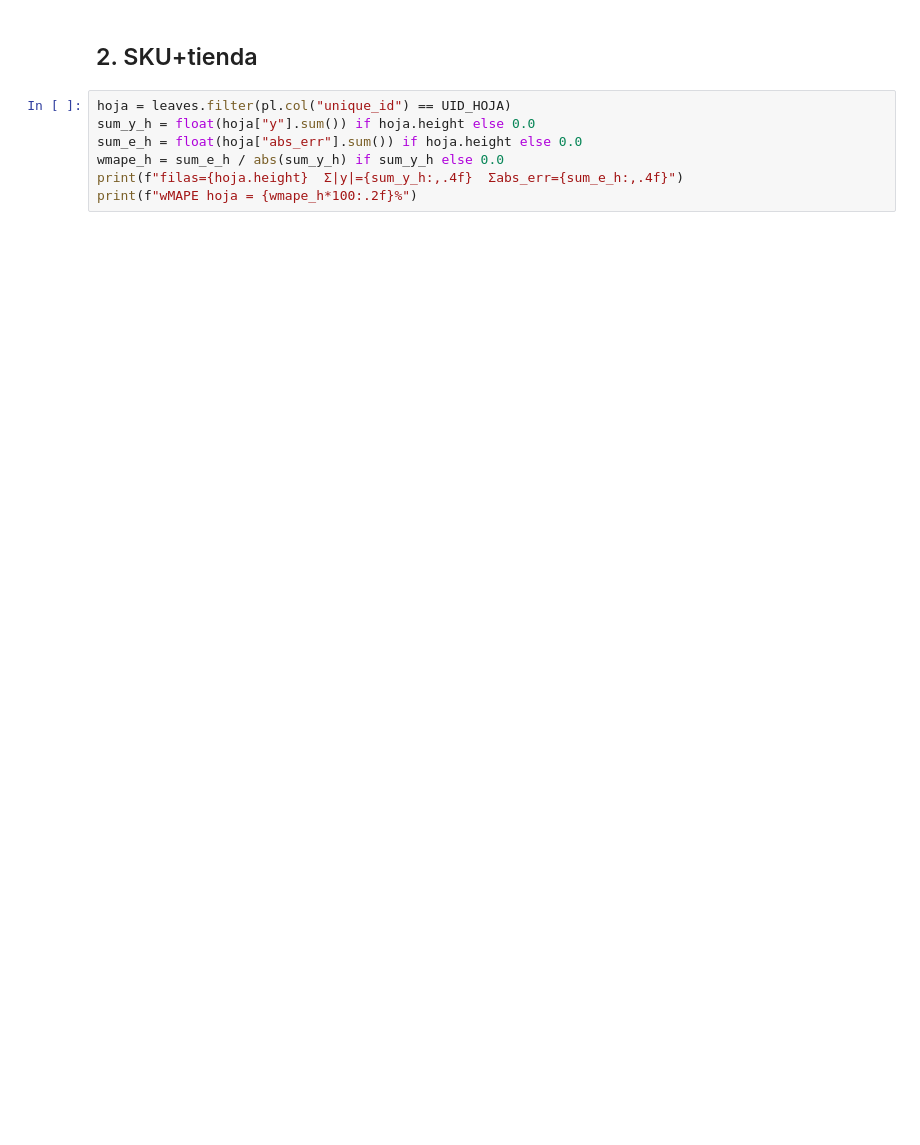
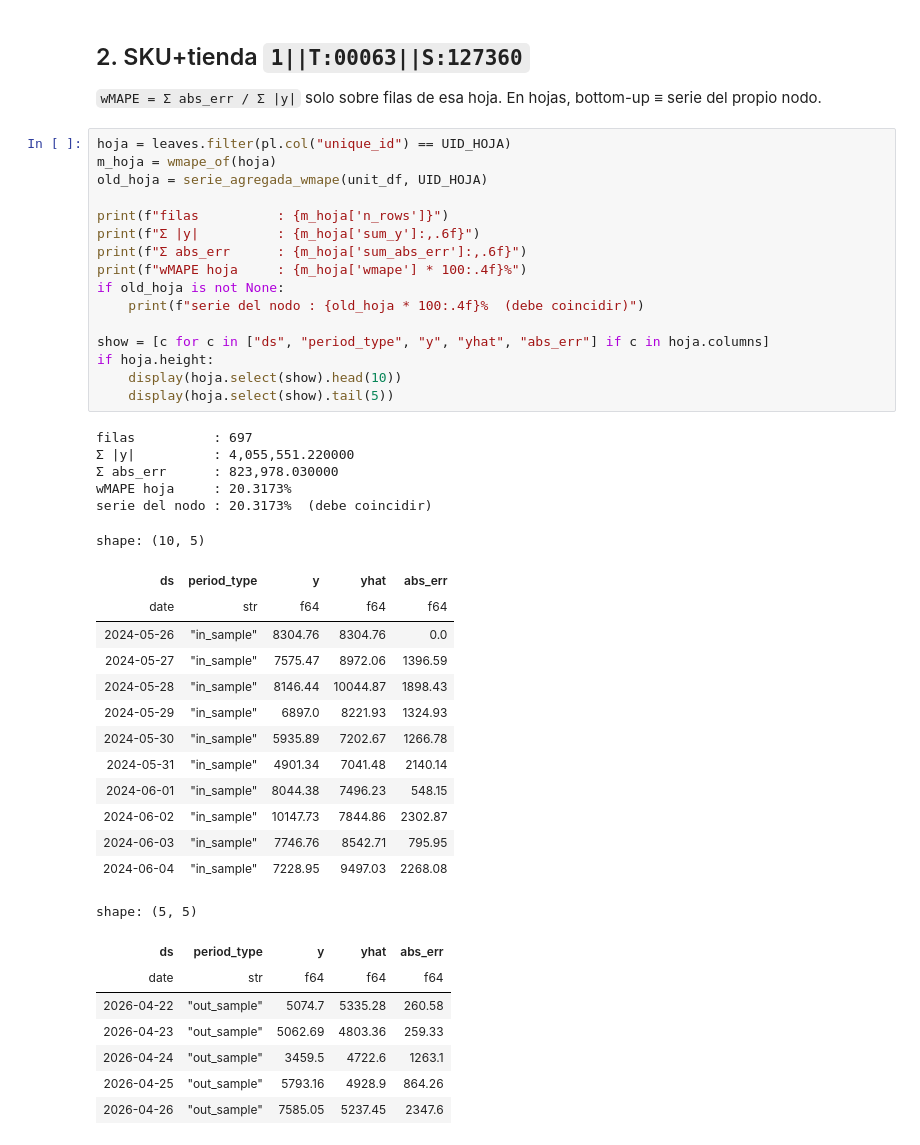
Before and after one commit to willy-hidalgo/tienda-inglesa-v3, a Jupyter notebook: app/wmape_insample_seccion1.ipynb, the cells around one changed output. Saved outputs shown, nothing was run; the diff lists cells and outputs as text; blank space fills up the shorter version.

Commit message:
fix: cálculo wMAPE bottom-up más pruebas y README.md

```diff
--- a/app/wmape_insample_seccion1.ipynb
+++ b/app/wmape_insample_seccion1.ipynb
@@ -73,10 +162,49 @@ leaves.select(["unique_id", "ds", "y", "yhat", "abs_err", "store_uid"]).head(5)
-# %% [markdown]
-## 2. SKU+tienda
-# %%
-hoja = leaves.filter(pl.col("unique_id") == UID_HOJA)
-sum_y_h = float(hoja["y"].sum()) if hoja.height else 0.0
-sum_e_h = float(hoja["abs_err"].sum()) if hoja.height else 0.0
-wmape_h = sum_e_h / abs(sum_y_h) if sum_y_h else 0.0
-print(f"filas={hoja.height}  Σ|y|={sum_y_h:,.4f}  Σabs_err={sum_e_h:,.4f}")
-print(f"wMAPE hoja = {wmape_h*100:.2f}%")
+# %% [markdown]
+## 2. SKU+tienda `1||T:00063||S:127360`
+
+`wMAPE = Σ abs_err / Σ |y|` solo sobre filas de esa hoja.
+En hojas, bottom-up ≡ serie del propio nodo.
+# %%
+hoja = leaves.filter(pl.col("unique_id") == UID_HOJA)
+m_hoja = wmape_of(hoja)
+old_hoja = serie_agregada_wmape(unit_df, UID_HOJA)
+
+print(f"filas          : {m_hoja['n_rows']}")
+print(f"Σ |y|          : {m_hoja['sum_y']:,.6f}")
+print(f"Σ abs_err      : {m_hoja['sum_abs_err']:,.6f}")
+print(f"wMAPE hoja     : {m_hoja['wmape'] * 100:.4f}%")
+if old_hoja is not None:
+    print(f"serie del nodo : {old_hoja * 100:.4f}%  (debe coincidir)")
+
+show = [c for c in ["ds", "period_type", "y", "yhat", "abs_err"] if c in hoja.columns]
+if hoja.height:
+    display(hoja.select(show).head(10))
+    display(hoja.select(show).tail(5))
+# %% [output]
+filas          : 697
+Σ |y|          : 4,055,551.220000
+Σ abs_err      : 823,978.030000
+wMAPE hoja     : 20.3173%
+serie del nodo : 20.3173%  (debe coincidir)
+shape: (10, 5)
+| ds | period_type | y | yhat | abs_err |
+| date | str | f64 | f64 | f64 |
+| 2024-05-26 | "in_sample" | 8304.76 | 8304.76 | 0.0 |
+| 2024-05-27 | "in_sample" | 7575.47 | 8972.06 | 1396.59 |
+| 2024-05-28 | "in_sample" | 8146.44 | 10044.87 | 1898.43 |
+| 2024-05-29 | "in_sample" | 6897.0 | 8221.93 | 1324.93 |
+| 2024-05-30 | "in_sample" | 5935.89 | 7202.67 | 1266.78 |
+| 2024-05-31 | "in_sample" | 4901.34 | 7041.48 | 2140.14 |
+| 2024-06-01 | "in_sample" | 8044.38 | 7496.23 | 548.15 |
+| 2024-06-02 | "in_sample" | 10147.73 | 7844.86 | 2302.87 |
+| 2024-06-03 | "in_sample" | 7746.76 | 8542.71 | 795.95 |
+| 2024-06-04 | "in_sample" | 7228.95 | 9497.03 | 2268.08 |
+shape: (5, 5)
+| ds | period_type | y | yhat | abs_err |
+| date | str | f64 | f64 | f64 |
+| 2026-04-22 | "out_sample" | 5074.7 | 5335.28 | 260.58 |
+| 2026-04-23 | "out_sample" | 5062.69 | 4803.36 | 259.33 |
+| 2026-04-24 | "out_sample" | 3459.5 | 4722.6 | 1263.1 |
+| 2026-04-25 | "out_sample" | 5793.16 | 4928.9 | 864.26 |
+| 2026-04-26 | "out_sample" | 7585.05 | 5237.45 | 2347.6 |
 # %% [markdown]
```
Also changed, not shown: parts of 20 cells of this notebook, 10 other files.
